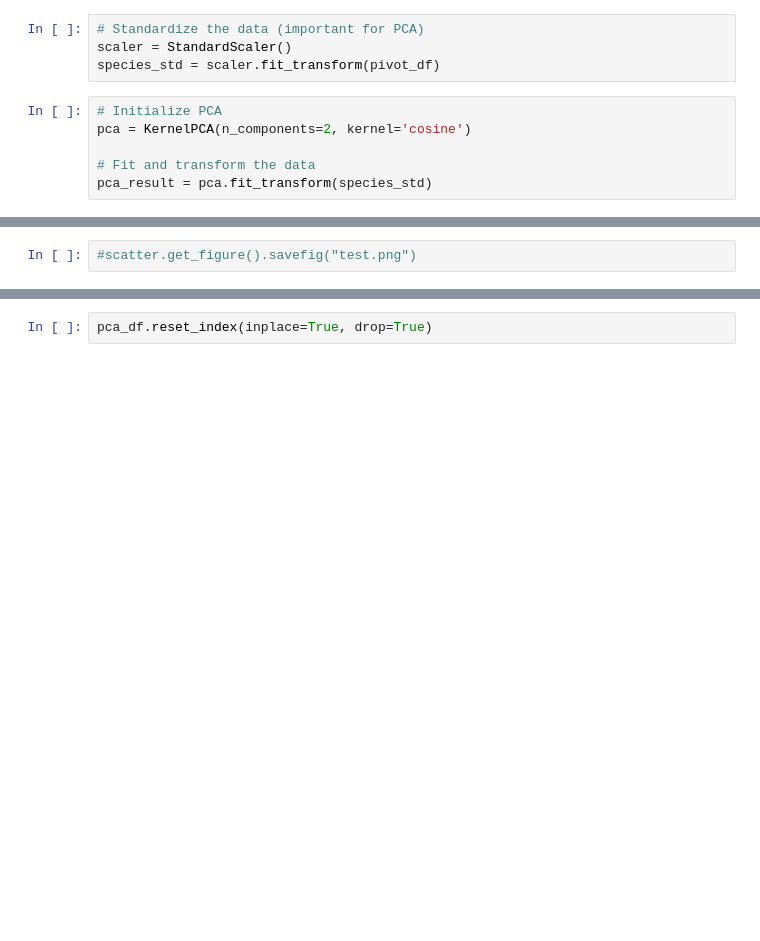
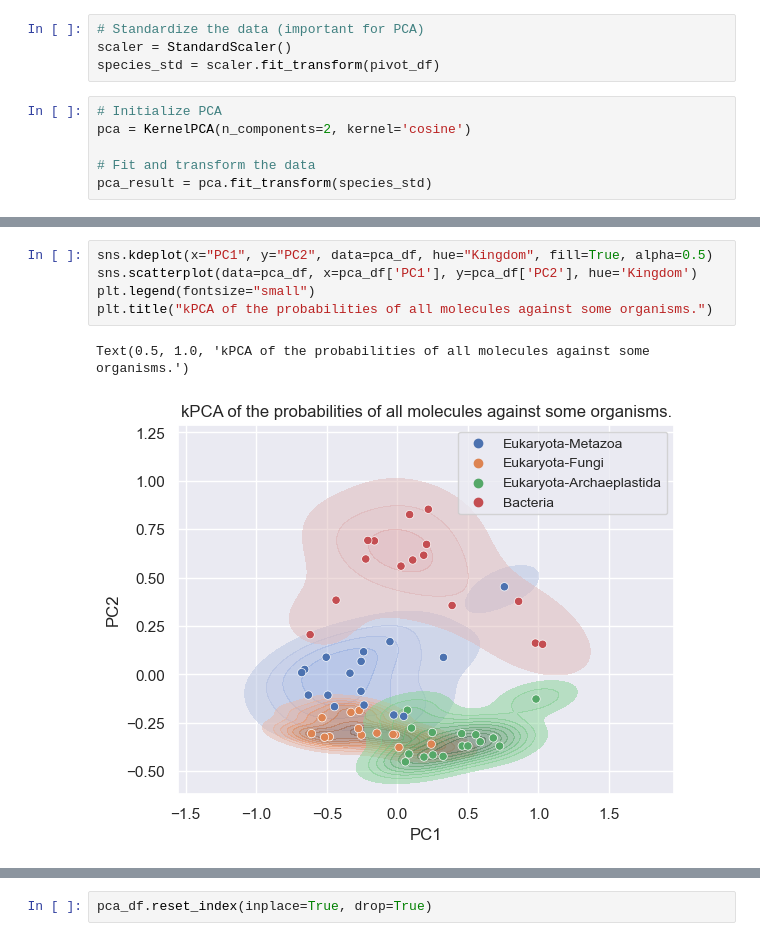
Before and after one commit to anticipated-chemistry-of-life/GNN, a Jupyter notebook: data_analysis/kernel_PCA.ipynb, the cells around one changed output, grey strips where cells are left out. Saved outputs shown, nothing was run; the diff lists cells and outputs as text; blank space fills up the shorter version.

```diff
--- a/data_analysis/kernel_PCA.ipynb
+++ b/data_analysis/kernel_PCA.ipynb
@@ -89,5 +87,11 @@ plt.figure(figsize=(10, 5))
 # %%
-#scatter.get_figure().savefig("test.png")
+sns.kdeplot(x="PC1", y="PC2", data=pca_df, hue="Kingdom", fill=True, alpha=0.5)
+sns.scatterplot(data=pca_df, x=pca_df['PC1'], y=pca_df['PC2'], hue='Kingdom')
+plt.legend(fontsize="small")
+plt.title("kPCA of the probabilities of all molecules against some organisms.")
+# %% [output]
+Text(0.5, 1.0, 'kPCA of the probabilities of all molecules against some organisms.')
+[figure, added]
 # %%
 import statsmodels.api as sm
 from statsmodels.multivariate.manova import MANOVA
```
Also changed, not shown: parts of 8 cells of this notebook, 4 other files.
